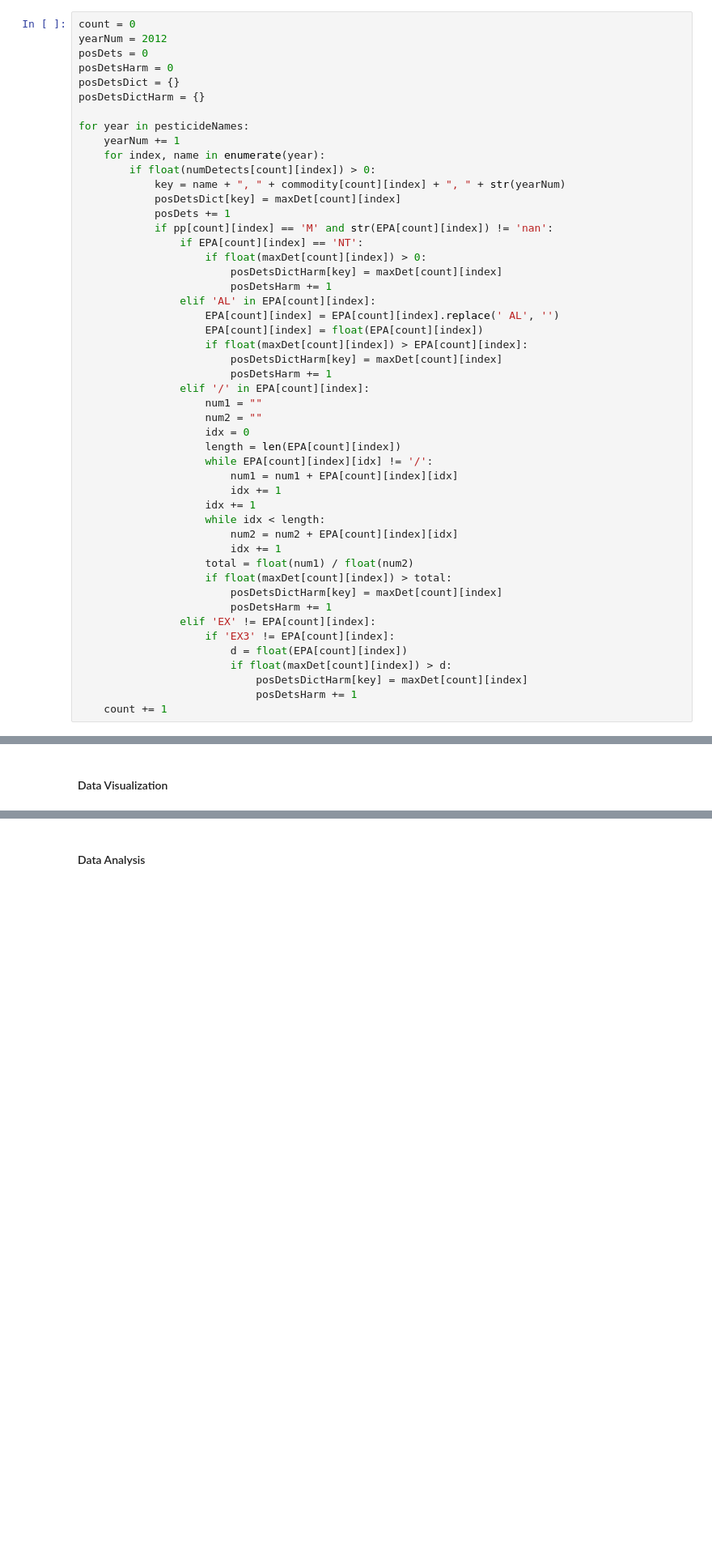
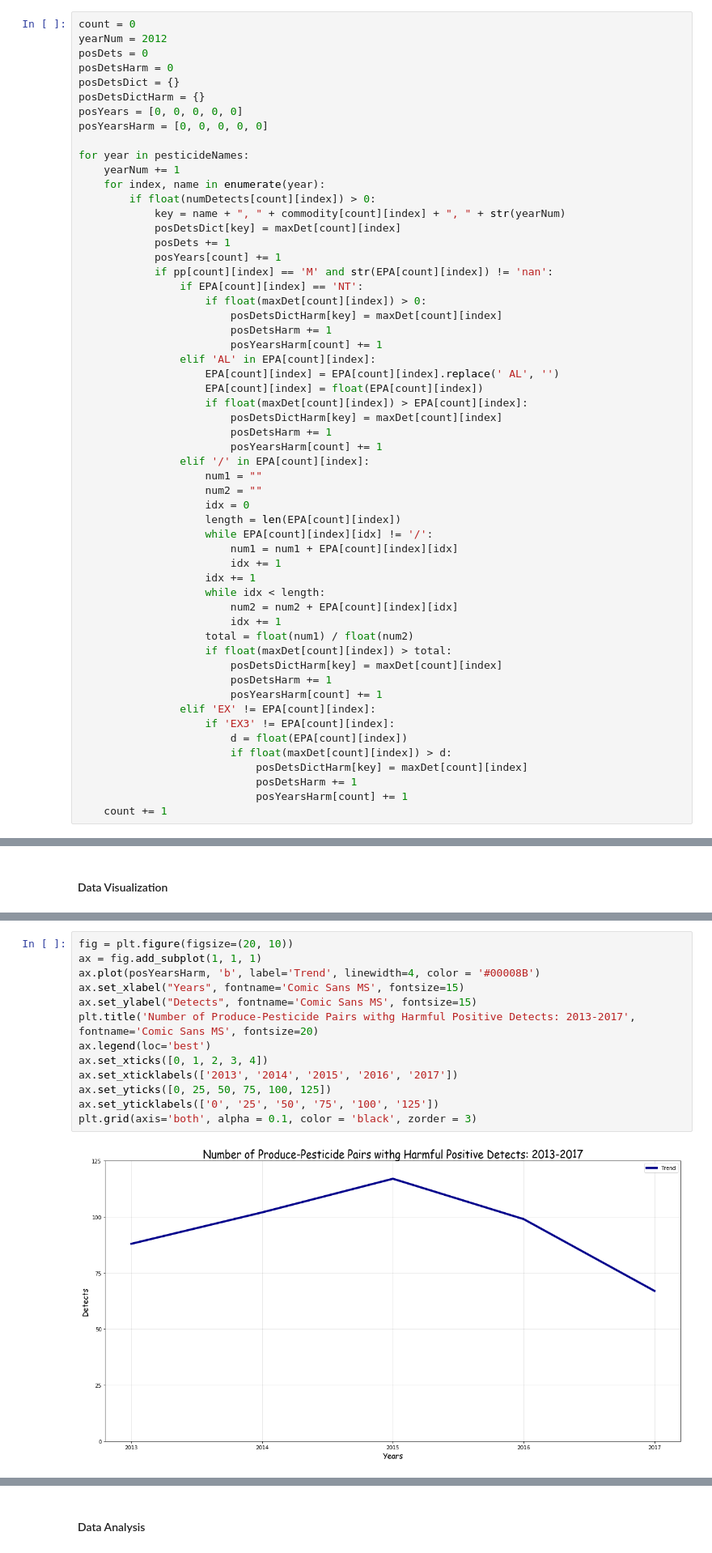
Before and after one commit to alswilli/CMPS-184-Final-Project, a Jupyter notebook: Is Organic Food worth it.ipynb, the cells around one changed output, grey strips where cells are left out. Shown at 81% size. Cells and saved outputs as stored; diff of their text form; blank space fills up the shorter version.

```diff
--- a/Is Organic Food worth it.ipynb
+++ b/Is Organic Food worth it.ipynb
@@ -562,6 +579,8 @@ posDets = 0
 posDetsHarm = 0
 posDetsDict = {}
 posDetsDictHarm = {}
+posYears = [0, 0, 0, 0, 0]
+posYearsHarm = [0, 0, 0, 0, 0]
 
 for year in pesticideNames:
     yearNum += 1
@@ -570,17 +589,20 @@ for year in pesticideNames:
             key = name + ", " + commodity[count][index] + ", " + str(yearNum)
             posDetsDict[key] = maxDet[count][index]
             posDets += 1
+            posYears[count] += 1
             if pp[count][index] == 'M' and str(EPA[count][index]) != 'nan':
                 if EPA[count][index] == 'NT':
                     if float(maxDet[count][index]) > 0:
                         posDetsDictHarm[key] = maxDet[count][index]
                         posDetsHarm += 1
+                        posYearsHarm[count] += 1
                 elif 'AL' in EPA[count][index]:
                     EPA[count][index] = EPA[count][index].replace(' AL', '')
                     EPA[count][index] = float(EPA[count][index])
                     if float(maxDet[count][index]) > EPA[count][index]:
                         posDetsDictHarm[key] = maxDet[count][index]
                         posDetsHarm += 1
+                        posYearsHarm[count] += 1
                 elif '/' in EPA[count][index]:
                     num1 = ""
                     num2 = ""
@@ -597,10 +619,12 @@ for year in pesticideNames:
                     if float(maxDet[count][index]) > total:
                         posDetsDictHarm[key] = maxDet[count][index]
                         posDetsHarm += 1
+                        posYearsHarm[count] += 1
                 elif 'EX' != EPA[count][index]:
                     if 'EX3' != EPA[count][index]:
                         d = float(EPA[count][index])
                         if float(maxDet[count][index]) > d:
                             posDetsDictHarm[key] = maxDet[count][index]
                             posDetsHarm += 1
+                            posYearsHarm[count] += 1
     count += 1
@@ -637,0 +675,15 @@ Thus, the total percentage of items with harmful positive detections is 0.133052
+# %%
+fig = plt.figure(figsize=(20, 10))
+ax = fig.add_subplot(1, 1, 1)
+ax.plot(posYearsHarm, 'b', label='Trend', linewidth=4, color = '#00008B')
+ax.set_xlabel("Years", fontname='Comic Sans MS', fontsize=15)
+ax.set_ylabel("Detects", fontname='Comic Sans MS', fontsize=15)
+plt.title('Number of Produce-Pesticide Pairs withg Harmful Positive Detects: 2013-2017', fontname='Comic Sans MS', fontsize=20)
+ax.legend(loc='best')
+ax.set_xticks([0, 1, 2, 3, 4])
+ax.set_xticklabels(['2013', '2014', '2015', '2016', '2017'])
+ax.set_yticks([0, 25, 50, 75, 100, 125])
+ax.set_yticklabels(['0', '25', '50', '75', '100', '125'])
+plt.grid(axis='both', alpha = 0.1, color = 'black', zorder = 3)
+# %% [output]
+[figure, added]
```
Also changed, not shown: parts of 27 cells of this notebook.
